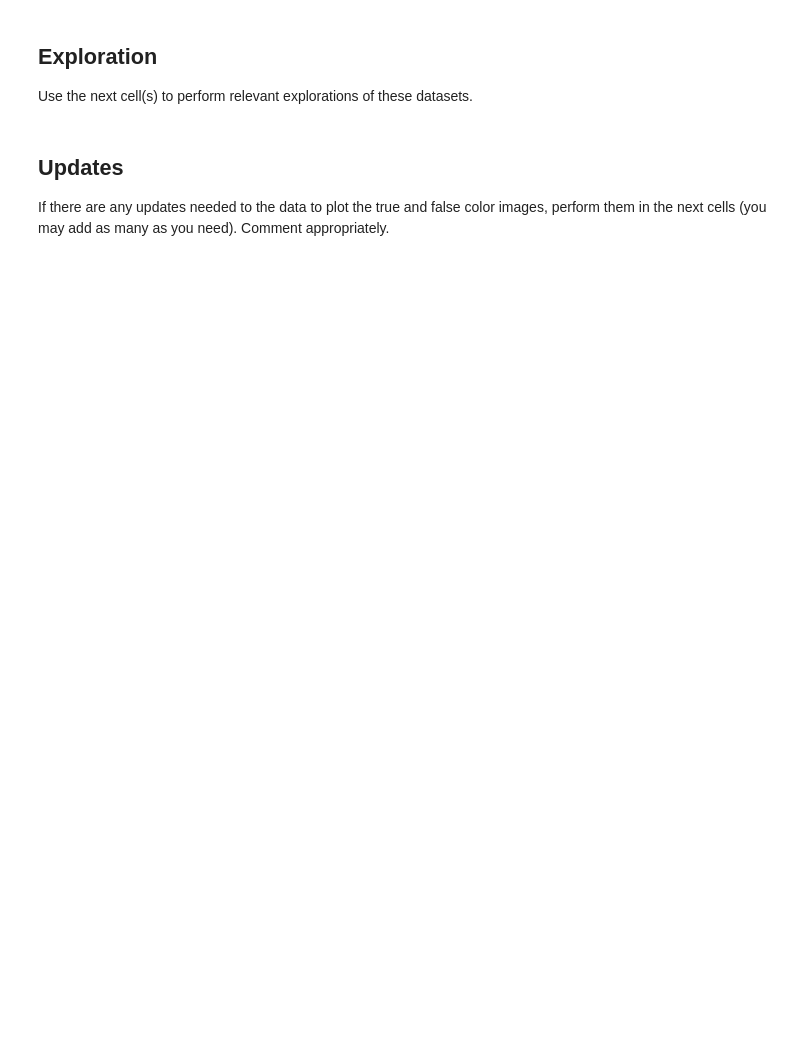
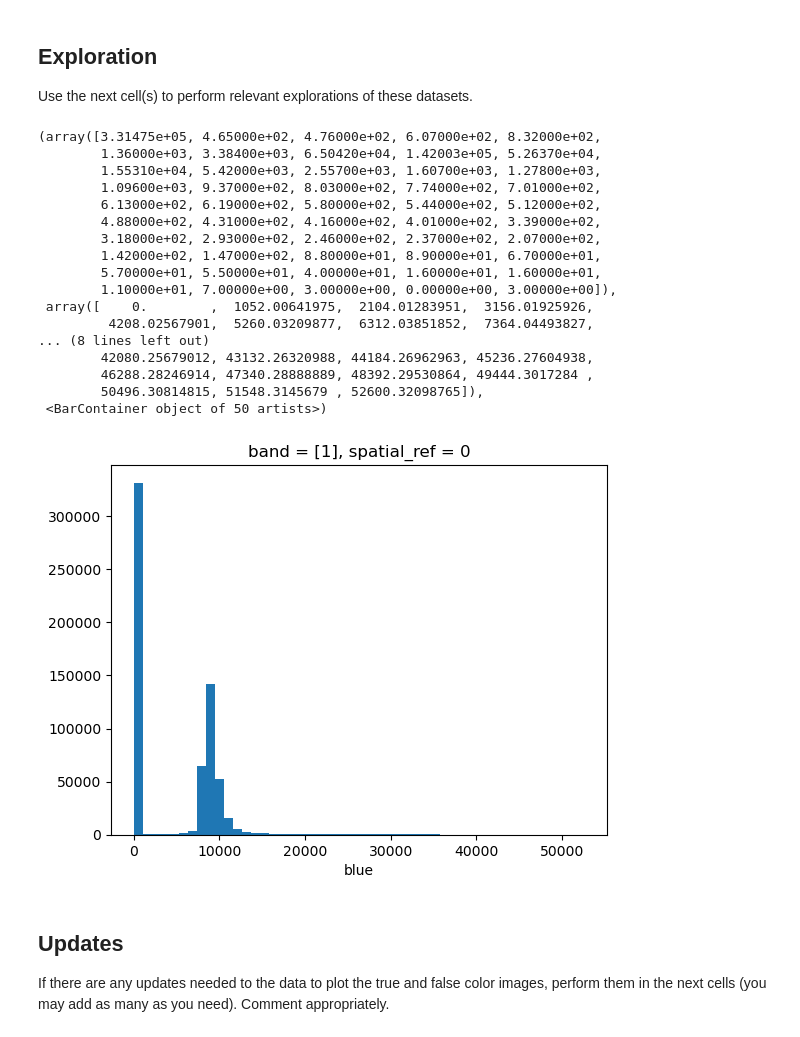
Before and after one commit to maxwellpatt/eds220-hwk-4, a Jupyter notebook: hwk4-task2-false-color.ipynb, the cells around one changed output. Cells and saved outputs as stored; diff of their text form; code cells hidden in the pictures; blank space fills up the shorter version.

```diff
--- a/hwk4-task2-false-color.ipynb
+++ b/hwk4-task2-false-color.ipynb
@@ -58,4 +68,11 @@ You will use the next cell at the end of the task. Leave it blank for now.
 # %% [markdown]
 ## Import data
 # %%
-# your code here
+# file path for raster data
+data_path = os.path.join(os.getcwd(), "data", "landsat8-2018-01-26-sb-simplified.nc")
+
+# open raster file
+landsat = rioxr.open_rasterio(data_path)
+
+# inspect data
+landsat
@@ -64,7 +95,47 @@ You will use the next cell at the end of the task. Leave it blank for now.
 
 Use the next cell(s) to perform relevant explorations of these datasets.
 # %%
-# your code here
+# check CRS of landsat
+landsat.rio.crs
+# check the type of landsat object
+type(landsat)
+
+# check the variables in the landset data
+landsat.variables
+
+# check the values in the landset data
+# landsat.values
+
+# check the numerical values in landset data
+# landsat.rio.count
+
+# plot a histogram for the blue spectral band of the landsat data
+landsat.blue.plot.hist(bins= 50)
+
+# plot the red spectral band of the landsat data
+# print(landsat.red.plot())
+
+# print the text of landsat data
+# print(landsat)
+# %% [output]
+(array([3.31475e+05, 4.65000e+02, 4.76000e+02, 6.07000e+02, 8.32000e+02,
+        1.36000e+03, 3.38400e+03, 6.50420e+04, 1.42003e+05, 5.26370e+04,
+        1.55310e+04, 5.42000e+03, 2.55700e+03, 1.60700e+03, 1.27800e+03,
+        1.09600e+03, 9.37000e+02, 8.03000e+02, 7.74000e+02, 7.01000e+02,
+        6.13000e+02, 6.19000e+02, 5.80000e+02, 5.44000e+02, 5.12000e+02,
+        4.88000e+02, 4.31000e+02, 4.16000e+02, 4.01000e+02, 3.39000e+02,
+        3.18000e+02, 2.93000e+02, 2.46000e+02, 2.37000e+02, 2.07000e+02,
+        1.42000e+02, 1.47000e+02, 8.80000e+01, 8.90000e+01, 6.70000e+01,
+        5.70000e+01, 5.50000e+01, 4.00000e+01, 1.60000e+01, 1.60000e+01,
+        1.10000e+01, 7.00000e+00, 3.00000e+00, 0.00000e+00, 3.00000e+00]),
+ array([    0.        ,  1052.00641975,  2104.01283951,  3156.01925926,
+         4208.02567901,  5260.03209877,  6312.03851852,  7364.04493827,
+... (8 lines left out)
+        42080.25679012, 43132.26320988, 44184.26962963, 45236.27604938,
+        46288.28246914, 47340.28888889, 48392.29530864, 49444.3017284 ,
+        50496.30814815, 51548.3145679 , 52600.32098765]),
+ <BarContainer object of 50 artists>)
+[figure, added]
 # %% [markdown]
 ## Updates
 
```
Also changed, not shown: parts of 8 cells of this notebook, 2 other files.
